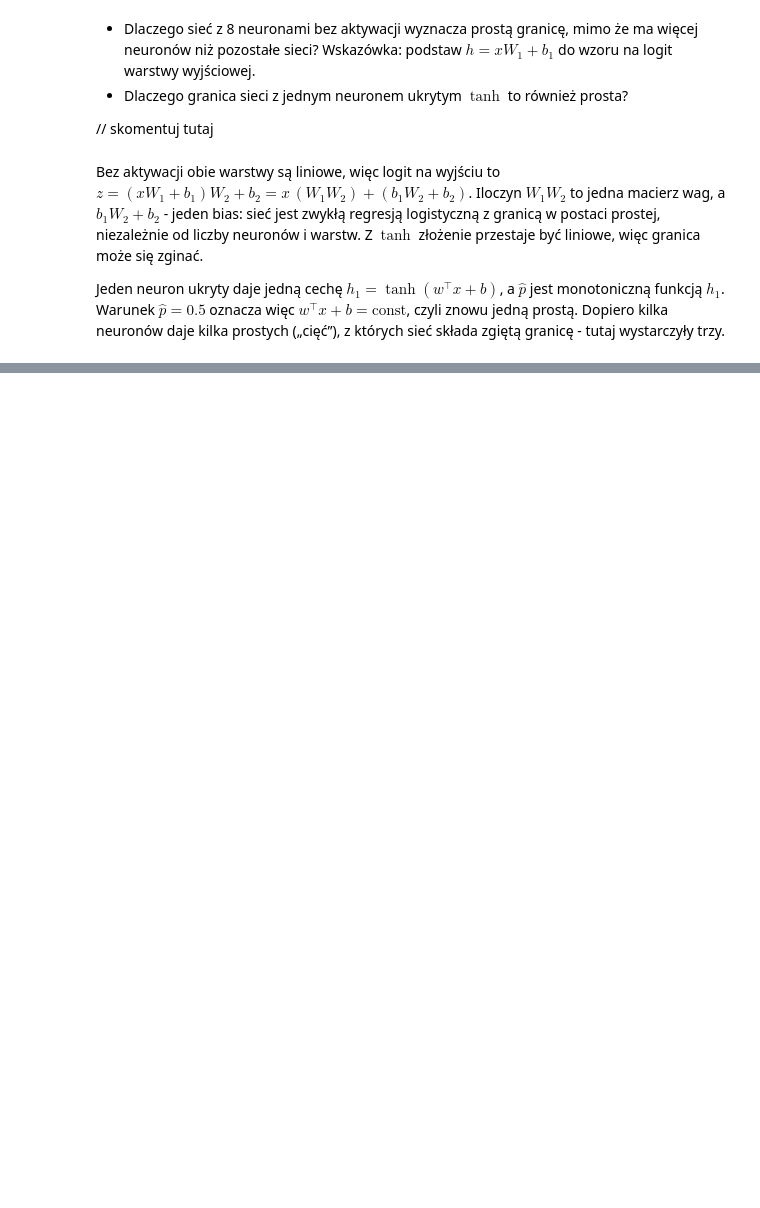
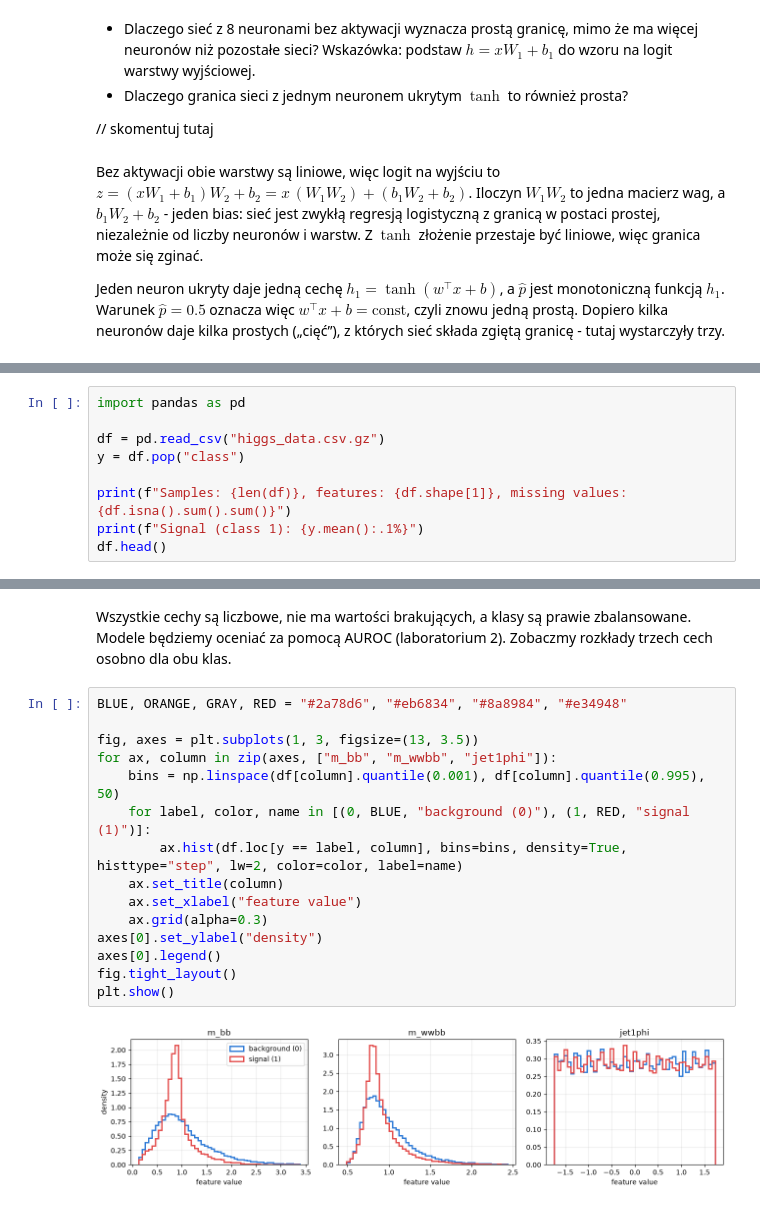
Before and after one commit to pFornagiel/podstawy-sztucznej-inteligencji, a Jupyter notebook: lab_3_remaster/lab_3_solution.ipynb, the cells around one changed output, grey strips where cells are left out. Cells and saved outputs as stored; diff of their text form; blank space fills up the shorter version.

```diff
--- a/lab_3_remaster/lab_3_solution.ipynb
+++ b/lab_3_remaster/lab_3_solution.ipynb
@@ -1042,0 +1104,9 @@ daje kilka prostych („cięć”), z których sieć składa zgiętą granicę -
+# %%
+import pandas as pd
+
+df = pd.read_csv("higgs_data.csv.gz")
+y = df.pop("class")
+
+print(f"Samples: {len(df)}, features: {df.shape[1]}, missing values: {df.isna().sum().sum()}")
+print(f"Signal (class 1): {y.mean():.1%}")
+df.head()
@@ -1042,0 +1123,20 @@ daje kilka prostych („cięć”), z których sieć składa zgiętą granicę -
+# %% [markdown]
+Wszystkie cechy są liczbowe, nie ma wartości brakujących, a klasy są prawie zbalansowane. Modele będziemy oceniać za
+pomocą AUROC (laboratorium 2). Zobaczmy rozkłady trzech cech osobno dla obu klas.
+# %%
+BLUE, ORANGE, GRAY, RED = "#2a78d6", "#eb6834", "#8a8984", "#e34948"
+
+fig, axes = plt.subplots(1, 3, figsize=(13, 3.5))
+for ax, column in zip(axes, ["m_bb", "m_wwbb", "jet1phi"]):
+    bins = np.linspace(df[column].quantile(0.001), df[column].quantile(0.995), 50)
+    for label, color, name in [(0, BLUE, "background (0)"), (1, RED, "signal (1)")]:
+        ax.hist(df.loc[y == label, column], bins=bins, density=True, histtype="step", lw=2, color=color, label=name)
+    ax.set_title(column)
+    ax.set_xlabel("feature value")
+    ax.grid(alpha=0.3)
+axes[0].set_ylabel("density")
+axes[0].legend()
+fig.tight_layout()
+plt.show()
+# %% [output]
+[figure, added]
```
Also changed, not shown: parts of 92 cells of this notebook, 27 other files.
